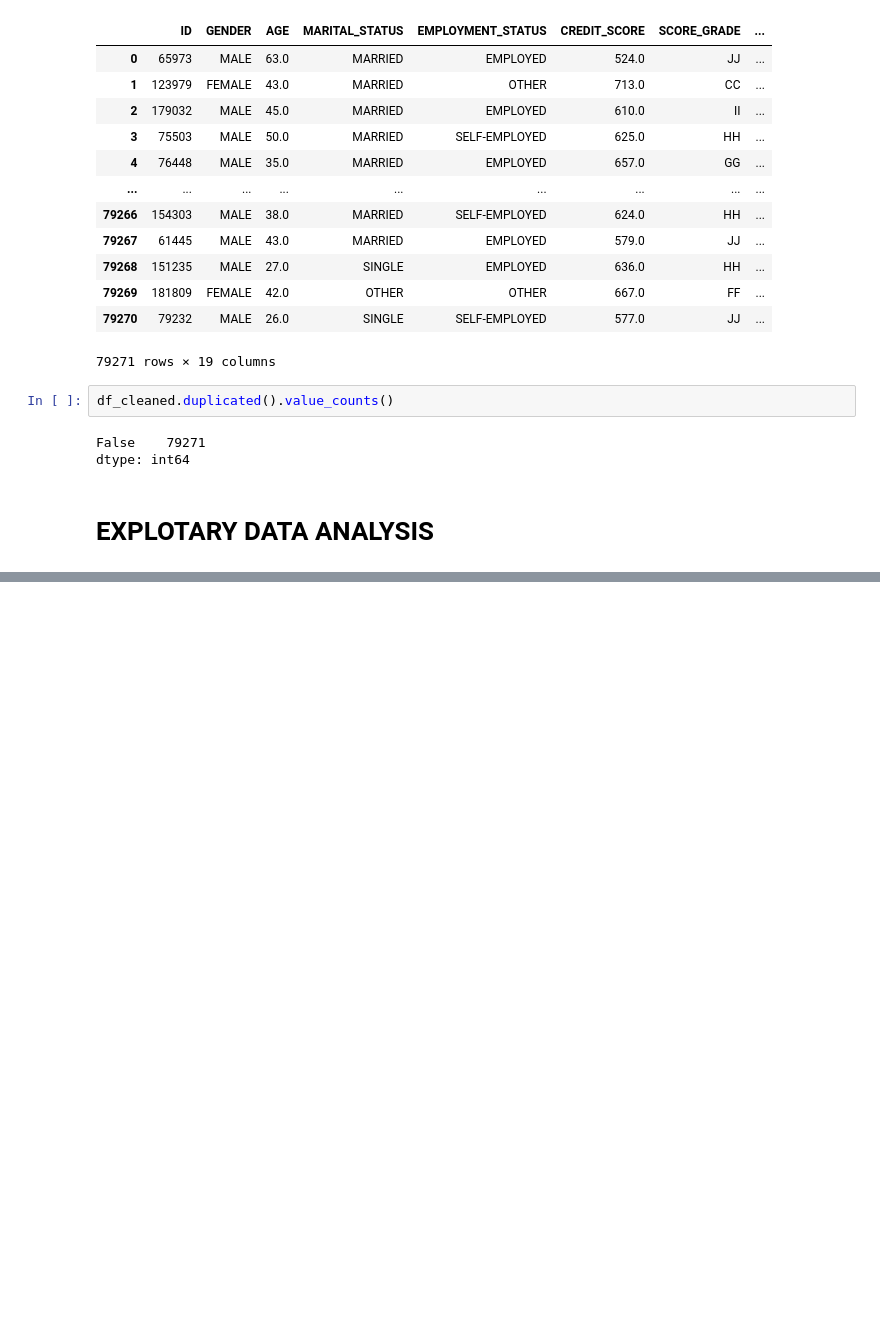
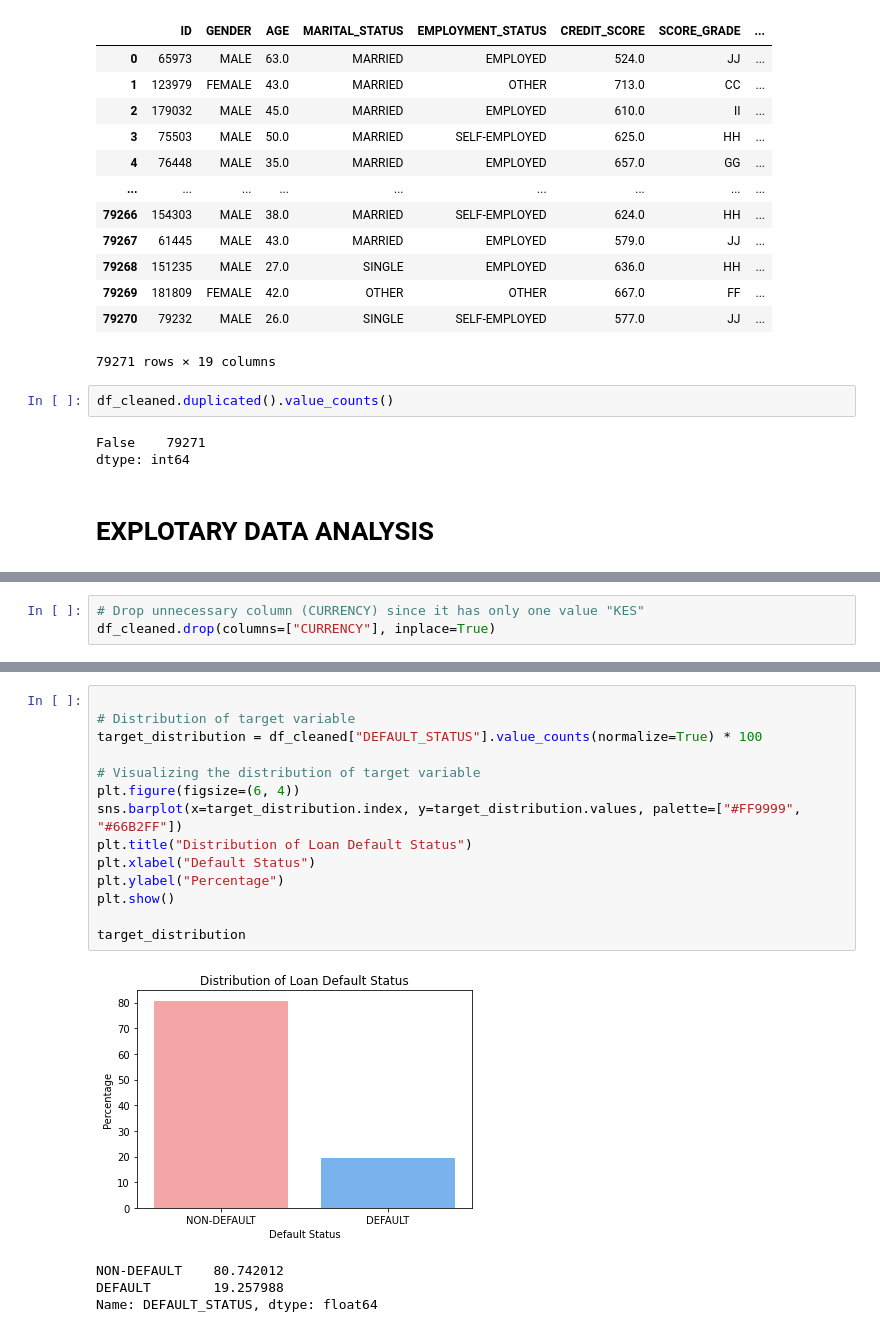
Before and after one commit to AlexIrungu/DSC-CapstoneProject, a Jupyter notebook: notebooks/michael.ipynb, the cells around one changed output, grey strips where cells are left out. Cells and saved outputs as stored; diff of their text form; blank space fills up the shorter version.

Commit message:
check for target distribution and cleaned data description

```diff
--- a/notebooks/michael.ipynb
+++ b/notebooks/michael.ipynb
@@ -407,0 +465,3 @@ dtype: int64
+# %%
+# Drop unnecessary column (CURRENCY) since it has only one value "KES"
+df_cleaned.drop(columns=["CURRENCY"], inplace=True)
@@ -407,0 +490,19 @@ dtype: int64
+# %%
+
+# Distribution of target variable
+target_distribution = df_cleaned["DEFAULT_STATUS"].value_counts(normalize=True) * 100
+
+# Visualizing the distribution of target variable
+plt.figure(figsize=(6, 4))
+sns.barplot(x=target_distribution.index, y=target_distribution.values, palette=["#FF9999", "#66B2FF"])
+plt.title("Distribution of Loan Default Status")
+plt.xlabel("Default Status")
+plt.ylabel("Percentage")
+plt.show()
+
+target_distribution
+# %% [output]
+[figure, added]
+NON-DEFAULT    80.742012
+DEFAULT        19.257988
+Name: DEFAULT_STATUS, dtype: float64
```
Also changed, not shown: parts of 4 cells of this notebook.
